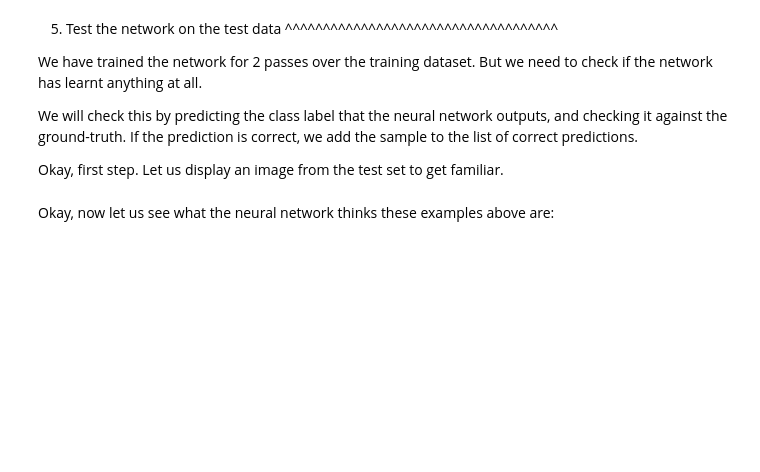
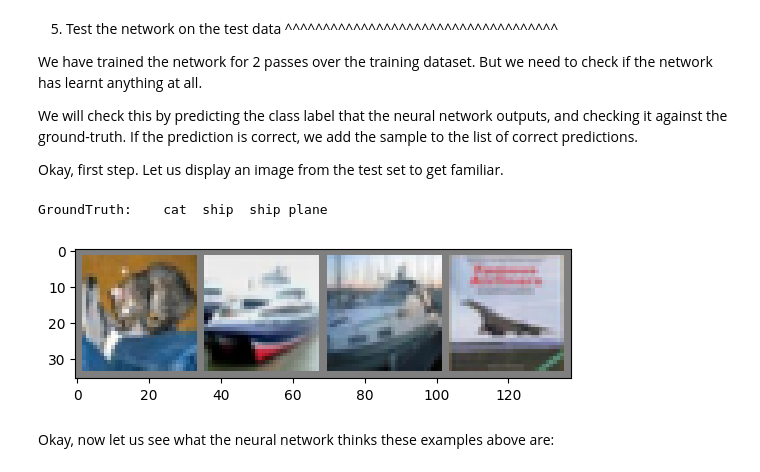
Before and after one commit to vinh9873/MachineLearning, a Jupyter notebook: _downloads/cifar10_tutorial.ipynb, the cells around one changed output. Saved outputs shown, nothing was run; the diff lists cells and outputs as text; code cells hidden in the pictures; blank space fills up the shorter version.

```diff
--- a/_downloads/cifar10_tutorial.ipynb
+++ b/_downloads/cifar10_tutorial.ipynb
@@ -236,10 +240,13 @@ correct, we add the sample to the list of correct predictions.
 Okay, first step. Let us display an image from the test set to get familiar.
 # %%
 dataiter = iter(testloader)
-images, labels = dataiter.next()
+images, labels = next(dataiter)
 
 # print images
 imshow(torchvision.utils.make_grid(images))
 print('GroundTruth: ', ' '.join('%5s' % classes[labels[j]] for j in range(4)))
+# %% [output]
+GroundTruth:    cat  ship  ship plane
+[figure, added]
 # %% [markdown]
 Okay, now let us see what the neural network thinks these examples above are:
```
Also changed, not shown: parts of 9 cells of this notebook.
